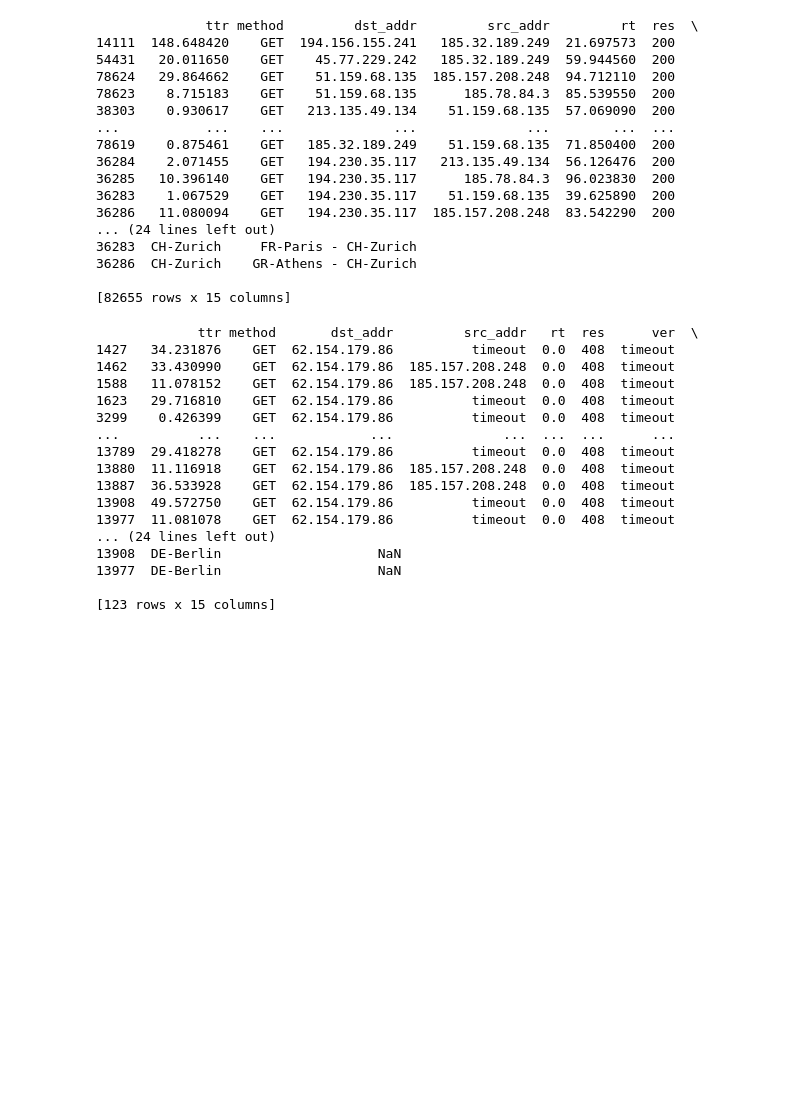
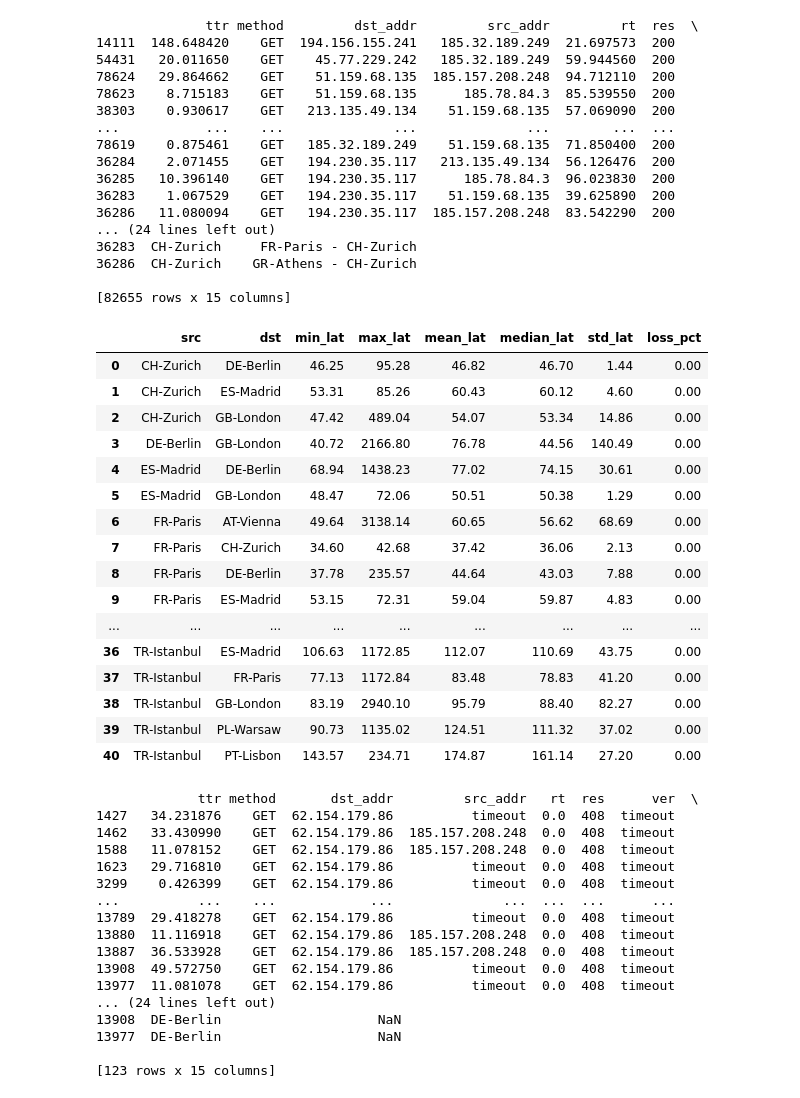
Before and after one commit to thomas-schleicher/software-praktikum, a Jupyter notebook: results/notebooks/full_http.ipynb, the cells around one changed output. Drawn from its saved outputs; the diff is of its cells as text; code cells hidden in the pictures; blank space fills up the shorter version.

```diff
--- a/results/notebooks/full_http.ipynb
+++ b/results/notebooks/full_http.ipynb
@@ -123,24 +123,39 @@ print(http_df)
 
 [82655 rows x 15 columns]
 # %%
-def calculate_loss(series):
-    total_sent = http_df.loc[series.index, 'sent'].sum()
-    total_rcvd = http_df.loc[series.index, 'rcvd'].sum()
-    return ((total_sent - total_rcvd) / total_sent) * 100
+http_df['is_failed'] = http_df['res'] != 200
 
-ping_stats = http_df.groupby(['src', 'dst']).agg(
-    mean_lat   = ('avg', lambda x: x[x > 0].min()),
-    median_lat = ('avg', lambda x: x[x > 0].max()),
-    max_lat    = ('max', lambda x: x[x > 0].mean()),
-    min_lat    = ('min', lambda x: x[x > 0].median()),
-    std_lat    = ('avg', lambda x: x[x > 0].std()),
-    loss_pct   = ('avg', calculate_loss)
+http_stats = http_df.groupby(['src', 'dst']).agg(
+    min_lat    = ('rt', 'min'),
+    max_lat    = ('rt', 'max'),
+    mean_lat   = ('rt', 'mean'),
+    median_lat = ('rt', 'median'),
+    std_lat    = ('rt', 'std'),
+    loss_pct   = ('is_failed', lambda x: (x.sum() / x.count()) * 100)
 ).reset_index()
 
-ping_stats = ping_stats.fillna(0)
+http_stats = http_stats.fillna(0)
 
 with pd.option_context('display.max_colwidth', None, 'display.max_rows', None):
-    display(ping_stats.sort_index().style.format(precision=2))
+    display(http_stats.sort_index().round(2))
+# %% [output]
+|  | src | dst | min_lat | max_lat | mean_lat | median_lat | std_lat | loss_pct |
+| 0 | CH-Zurich | DE-Berlin | 46.25 | 95.28 | 46.82 | 46.70 | 1.44 | 0.00 |
+| 1 | CH-Zurich | ES-Madrid | 53.31 | 85.26 | 60.43 | 60.12 | 4.60 | 0.00 |
+| 2 | CH-Zurich | GB-London | 47.42 | 489.04 | 54.07 | 53.34 | 14.86 | 0.00 |
+| 3 | DE-Berlin | GB-London | 40.72 | 2166.80 | 76.78 | 44.56 | 140.49 | 0.00 |
+| 4 | ES-Madrid | DE-Berlin | 68.94 | 1438.23 | 77.02 | 74.15 | 30.61 | 0.00 |
+| 5 | ES-Madrid | GB-London | 48.47 | 72.06 | 50.51 | 50.38 | 1.29 | 0.00 |
+| 6 | FR-Paris | AT-Vienna | 49.64 | 3138.14 | 60.65 | 56.62 | 68.69 | 0.00 |
+| 7 | FR-Paris | CH-Zurich | 34.60 | 42.68 | 37.42 | 36.06 | 2.13 | 0.00 |
+| 8 | FR-Paris | DE-Berlin | 37.78 | 235.57 | 44.64 | 43.03 | 7.88 | 0.00 |
+| 9 | FR-Paris | ES-Madrid | 53.15 | 72.31 | 59.04 | 59.87 | 4.83 | 0.00 |
+| ... | ... | ... | ... | ... | ... | ... | ... | ... |
+| 36 | TR-Istanbul | ES-Madrid | 106.63 | 1172.85 | 112.07 | 110.69 | 43.75 | 0.00 |
+| 37 | TR-Istanbul | FR-Paris | 77.13 | 1172.84 | 83.48 | 78.83 | 41.20 | 0.00 |
+| 38 | TR-Istanbul | GB-London | 83.19 | 2940.10 | 95.79 | 88.40 | 82.27 | 0.00 |
+| 39 | TR-Istanbul | PL-Warsaw | 90.73 | 1135.02 | 124.51 | 111.32 | 37.02 | 0.00 |
+| 40 | TR-Istanbul | PT-Lisbon | 143.57 | 234.71 | 174.87 | 161.14 | 27.20 | 0.00 |
 # %%
 http_errors_df = http_df[http_df['res'] != 200]
 http_good_df   = http_df[http_df['rt'] >= 0.0]
```
Also changed, not shown: 1 other file.
